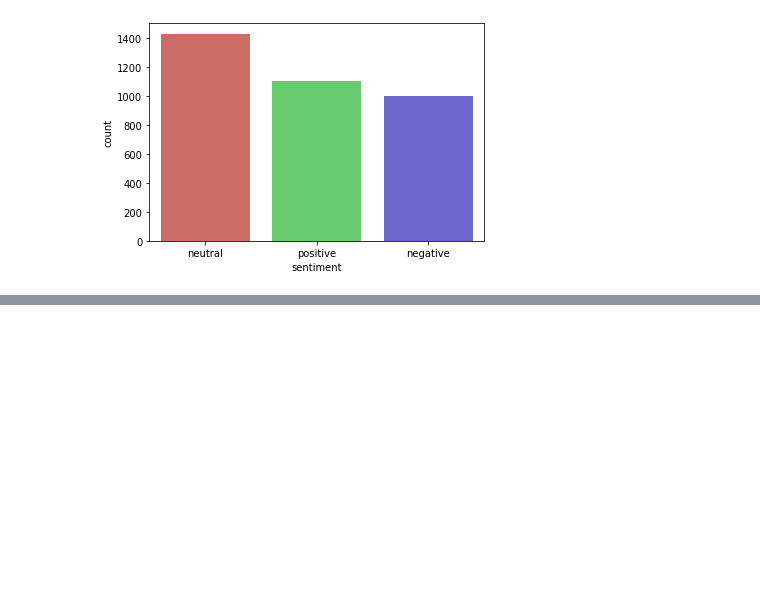
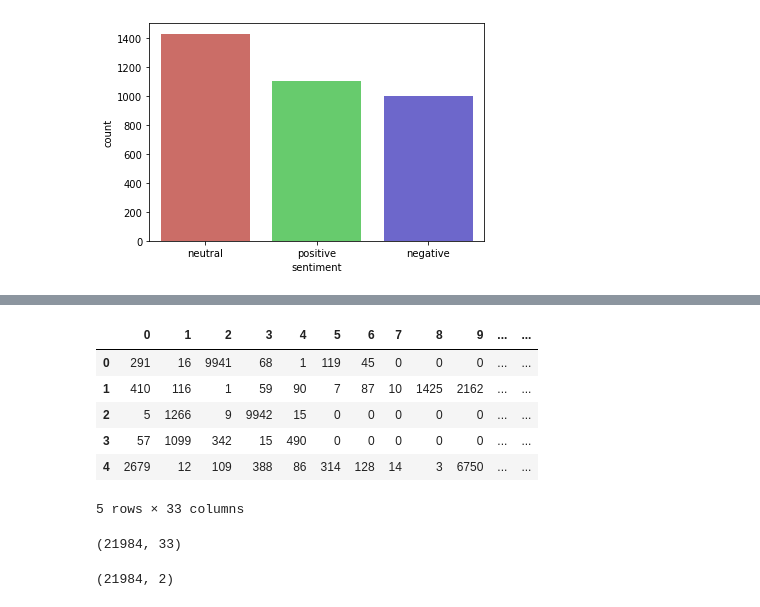
Before and after one commit to achrafBenHamou/Deep_Learning, a Jupyter notebook: Main.ipynb, the cells around one changed output, grey strips where cells are left out. Drawn from its saved outputs; the diff is of its cells as text; code cells hidden in the pictures; blank space fills up the shorter version.

```diff
--- a/Main.ipynb
+++ b/Main.ipynb
@@ -235,0 +302,11 @@ None
+# %%
+training = pd.read_csv("pad_token_text.csv",header= None)
+training.head()
+# %% [output]
+|  | 0 | 1 | 2 | 3 | 4 | 5 | 6 | 7 | 8 | 9 | ... | ... |
+| 0 | 291 | 16 | 9941 | 68 | 1 | 119 | 45 | 0 | 0 | 0 | ... | ... |
+| 1 | 410 | 116 | 1 | 59 | 90 | 7 | 87 | 10 | 1425 | 2162 | ... | ... |
+| 2 | 5 | 1266 | 9 | 9942 | 15 | 0 | 0 | 0 | 0 | 0 | ... | ... |
+| 3 | 57 | 1099 | 342 | 15 | 490 | 0 | 0 | 0 | 0 | 0 | ... | ... |
+| 4 | 2679 | 12 | 109 | 388 | 86 | 314 | 128 | 14 | 3 | 6750 | ... | ... |
+5 rows × 33 columns
@@ -235,0 +331,8 @@ None
+# %%
+x_train.shape
+# %% [output]
+(21984, 33)
+# %%
+y_train.shape
+# %% [output]
+(21984, 2)
```
Also changed, not shown: parts of 32 cells of this notebook, 3 other files.
